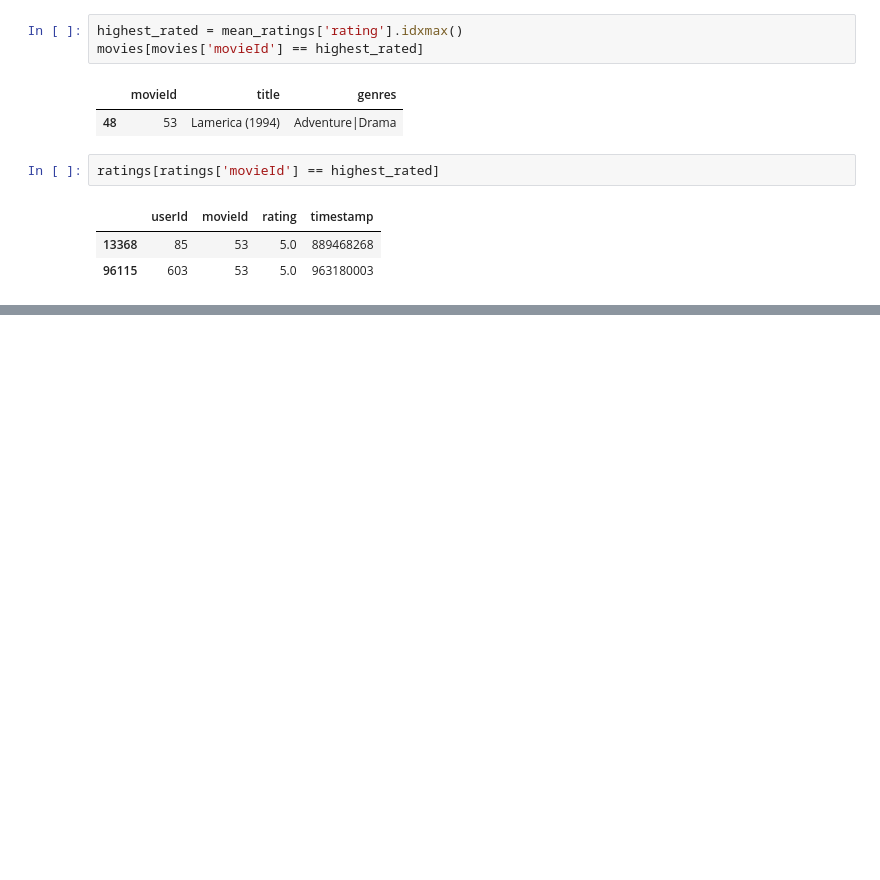
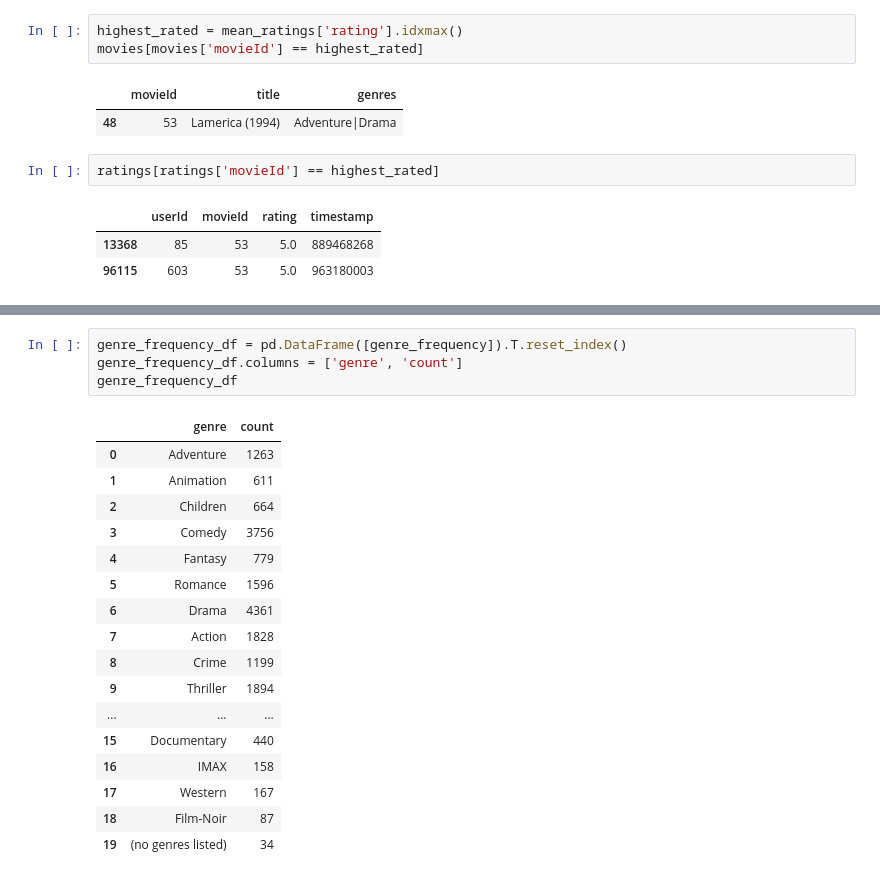
Before and after one commit to tijanatoskovic/Movies-Recommendations, a Jupyter notebook: ga/genetic_algorithm.ipynb, the cells around one changed output, grey strips where cells are left out. Saved outputs shown, nothing was run; the diff lists cells and outputs as text; blank space fills up the shorter version.

```diff
--- a/ga/genetic_algorithm.ipynb
+++ b/ga/genetic_algorithm.ipynb
@@ -136,0 +271,22 @@ Lamerica has only two 5-star ratings so we should try another metrics, for examp
+# %%
+genre_frequency_df = pd.DataFrame([genre_frequency]).T.reset_index()
+genre_frequency_df.columns = ['genre', 'count']
+genre_frequency_df
+# %% [output]
+|  | genre | count |
+| 0 | Adventure | 1263 |
+| 1 | Animation | 611 |
+| 2 | Children | 664 |
+| 3 | Comedy | 3756 |
+| 4 | Fantasy | 779 |
+| 5 | Romance | 1596 |
+| 6 | Drama | 4361 |
+| 7 | Action | 1828 |
+| 8 | Crime | 1199 |
+| 9 | Thriller | 1894 |
+| ... | ... | ... |
+| 15 | Documentary | 440 |
+| 16 | IMAX | 158 |
+| 17 | Western | 167 |
+| 18 | Film-Noir | 87 |
+| 19 | (no genres listed) | 34 |
```
Also changed, not shown: parts of 18 cells of this notebook.
